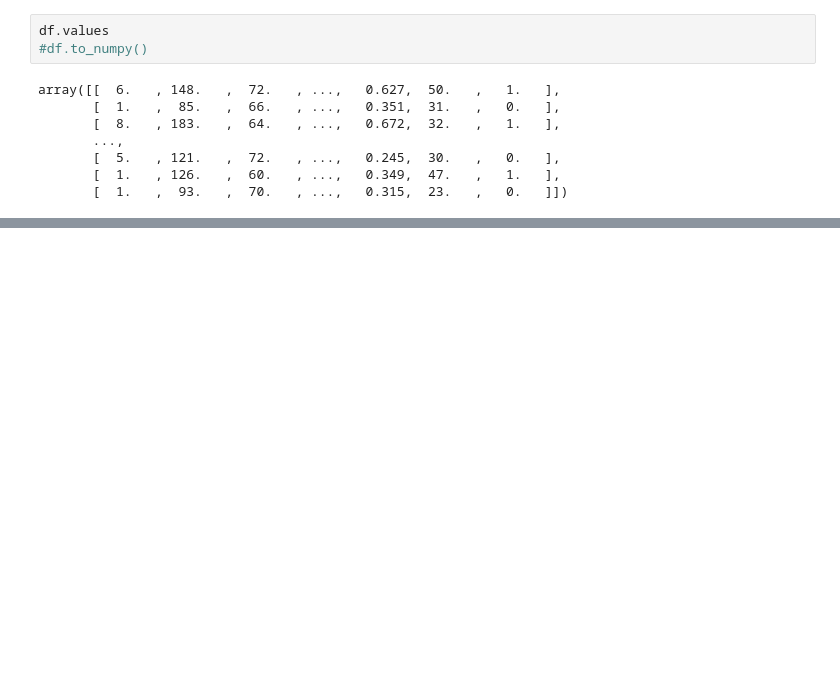
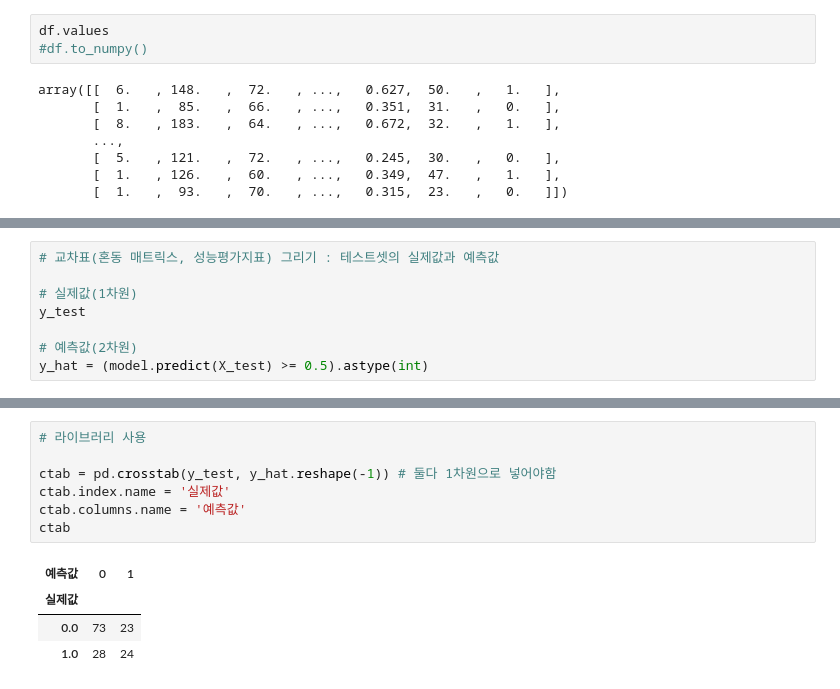
Before and after one commit to Hyo0806/ai, a Jupyter notebook: source/05_DeepLearning/06_피마인디언 당뇨병 발병 예측(로지스틱회귀분석, 분류분석).ipynb, the cells around one changed output, grey strips where cells are left out. Cells and saved outputs as stored; diff of their text form; blank space fills up the shorter version.

```diff
--- a/source/05_DeepLearning/06_피마인디언 당뇨병 발병 예측(로지스틱회귀분석, 분류분석).ipynb
+++ b/source/05_DeepLearning/06_피마인디언 당뇨병 발병 예측(로지스틱회귀분석, 분류분석).ipynb
@@ -137,0 +224,8 @@ plt.show()
+# %%
+# 교차표(혼동 매트릭스, 성능평가지표) 그리기 : 테스트셋의 실제값과 예측값
+
+# 실제값(1차원)
+y_test
+
+# 예측값(2차원)
+y_hat = (model.predict(X_test) >= 0.5).astype(int)
@@ -137,0 +253,12 @@ plt.show()
+# %%
+# 라이브러리 사용
+
+ctab = pd.crosstab(y_test, y_hat.reshape(-1)) # 둘다 1차원으로 넣어야함
+ctab.index.name = '실제값'
+ctab.columns.name = '예측값'
+ctab
+# %% [output]
+| 예측값 | 0 | 1 |
+| 실제값 |  |  |
+| 0.0 | 73 | 23 |
+| 1.0 | 28 | 24 |
```
Also changed, not shown: parts of 46 cells of this notebook, 4 other files.
